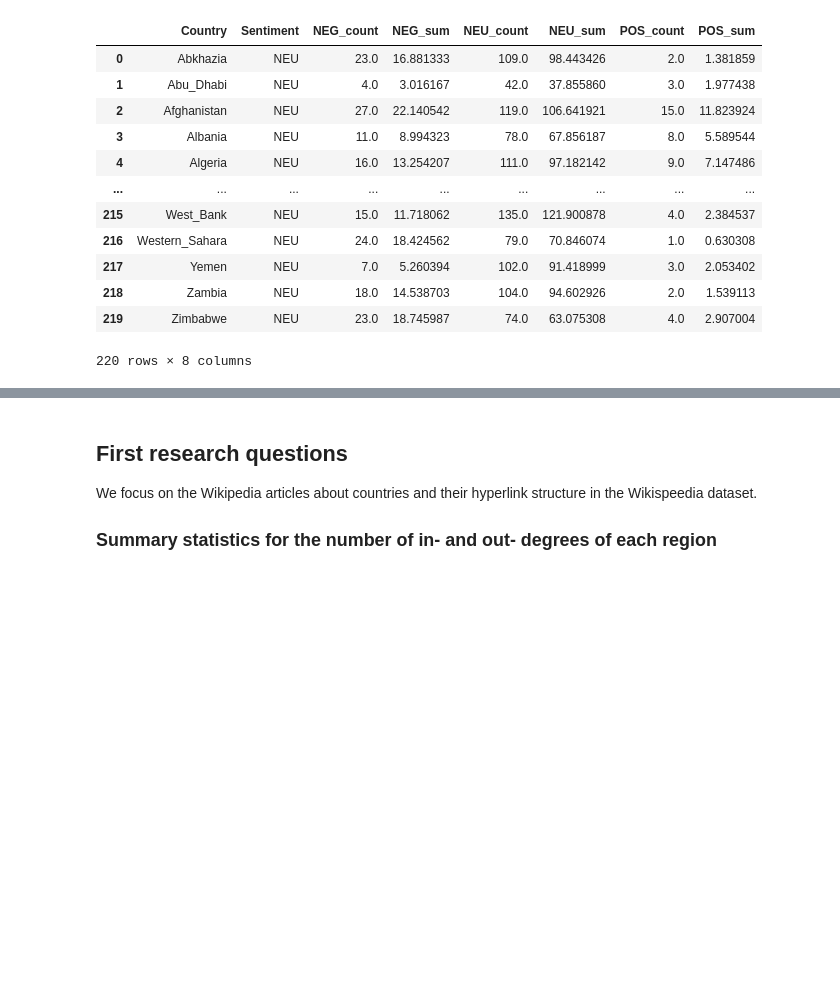
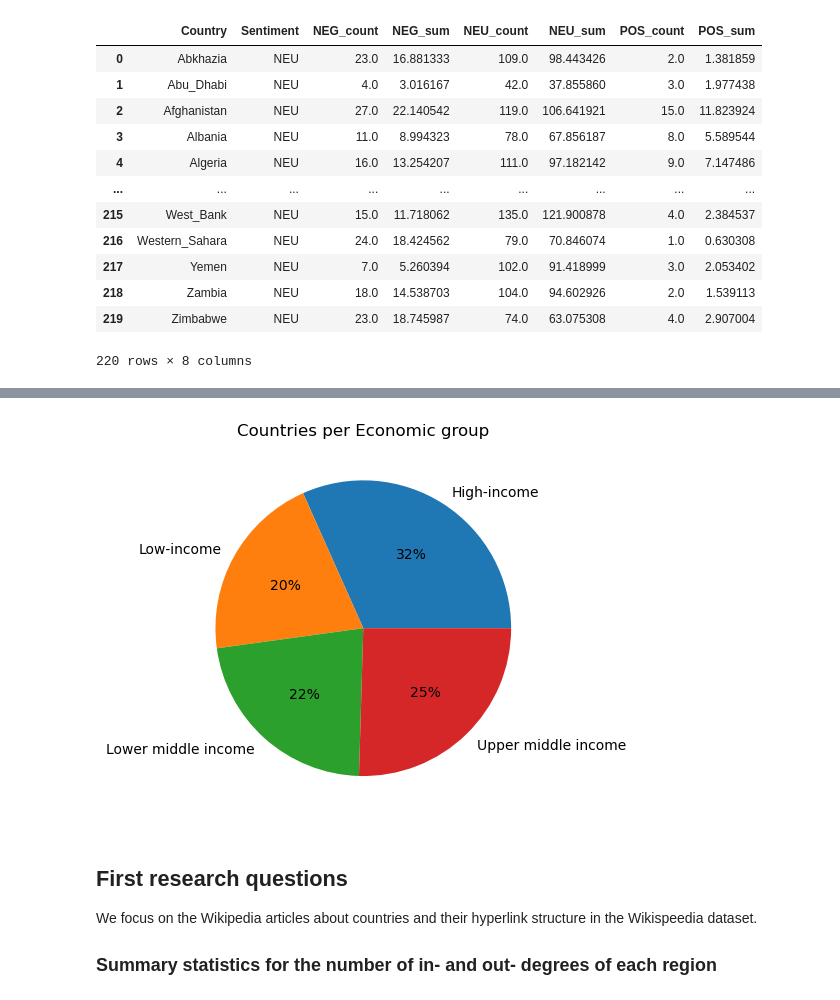
Before and after one commit to epfl-ada/ada-2023-project-jellyfish401, a Jupyter notebook: p2.ipynb, the cells around one changed output, grey strips where cells are left out. Cells and saved outputs as stored; diff of their text form; code cells hidden in the pictures; blank space fills up the shorter version.

```diff
--- a/p2.ipynb
+++ b/p2.ipynb
@@ -435,3 +363,16 @@ All countries (and a some more) that are recognized by the UN are included in ou
+# %%
+# Plotting the distribution of countries in the dataset based on their continent, which we will consider their region.
+countries_per_economie = (UN_countries_by_economies.groupby('Economic classification').count()).reset_index()
+countries_per_economie.columns = ['Economic_classification', 'Country','Least Developed Countries (LDC)',
+                                    'Land Locked Developing Countries (LLDC)','Small Island Developing States (SIDS)']
+total_countries = countries_per_economie['Country'].sum()
+countries_per_economie['percentage'] = countries_per_economie.apply(lambda row: row.Country / total_countries * 100, axis=1)
+
+plt.pie(countries_per_economie['percentage'], labels=countries_per_economie['Economic_classification'], autopct='%1.f%%')
+plt.title("Countries per Economic group")
+plt.show()
+# %% [output]
+[figure, added]
 # %% [markdown]
 ## First research questions
 We focus on the Wikipedia articles about countries and their hyperlink structure in the Wikispeedia dataset.
```
Also changed, not shown: parts of 19 cells of this notebook, 2 other files.
